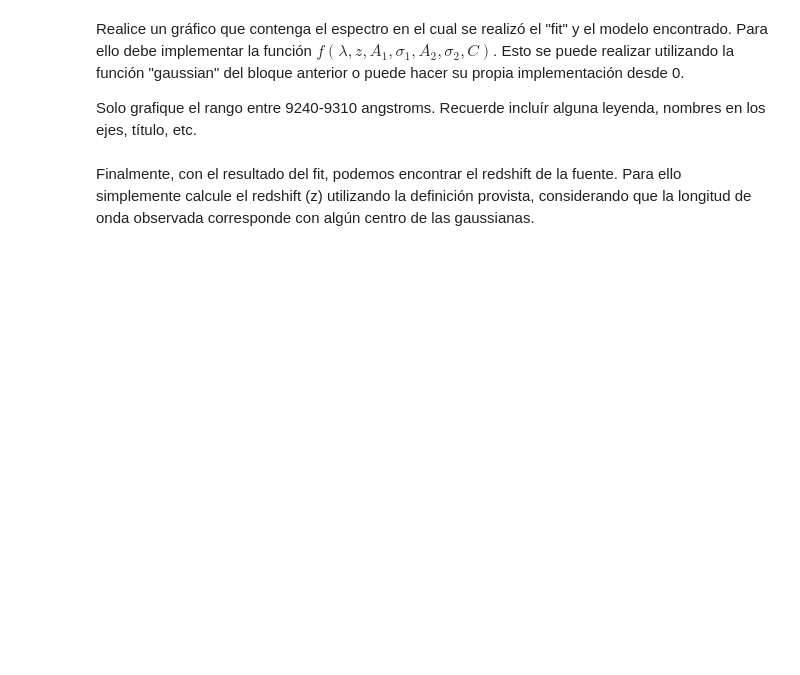
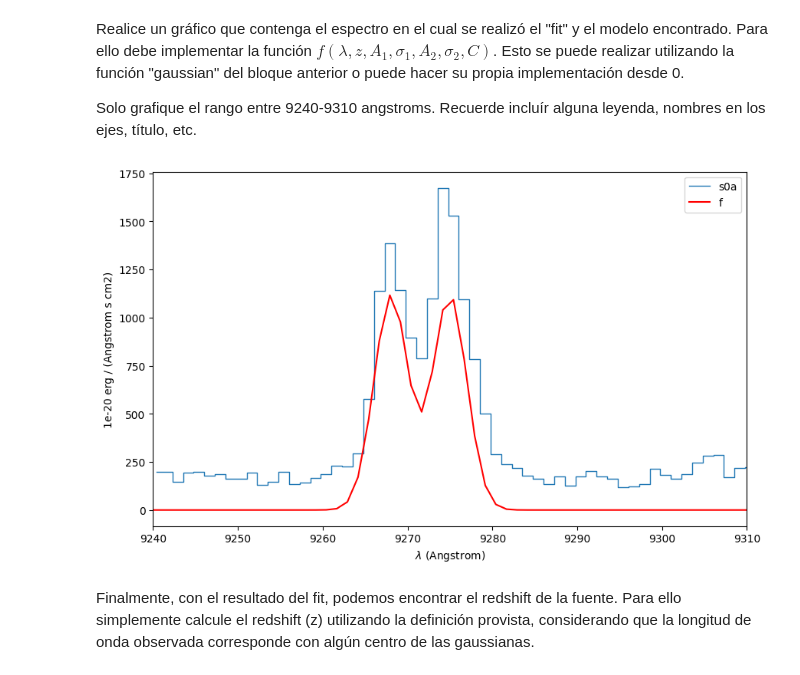
Before and after one commit to Vlxn761/Tarea-4, a Jupyter notebook: Tarea4.ipynb, the cells around one changed output. Cells and saved outputs as stored; diff of their text form; code cells hidden in the pictures; blank space fills up the shorter version.

```diff
--- a/Tarea4.ipynb
+++ b/Tarea4.ipynb
@@ -353,3 +348,19 @@ Solo grafique el rango entre 9240-9310 angstroms. Recuerde incluír alguna leyen
+# %%
+# Inserte aquí su gráfico:
+x = espectro_s0a.wave.coord()
+
+plt.figure(figsize=(10,6))
+
+espectro_s0a.plot(lmin=9240, lmax=9310, label="s0a")
+f = gaussian(x, fit1.lpeak, fit1.fwhm, fit2.peak) + gaussian(x, fit2.lpeak, fit2.fwhm, fit2.peak)
+plt.plot(x, f, label="f", color="red")
+
+plt.xlim(9240, 9310)
+plt.legend()
+
+plt.show()
+# %% [output]
+[figure, added]
 # %% [markdown]
 Finalmente, con el resultado del fit, podemos encontrar el redshift de la fuente. Para ello simplemente calcule el redshift (z) utilizando la definición provista, considerando que la longitud de onda observada corresponde con algún centro de las gaussianas.
 # %%
```
Also changed, not shown: parts of 3 cells of this notebook.
